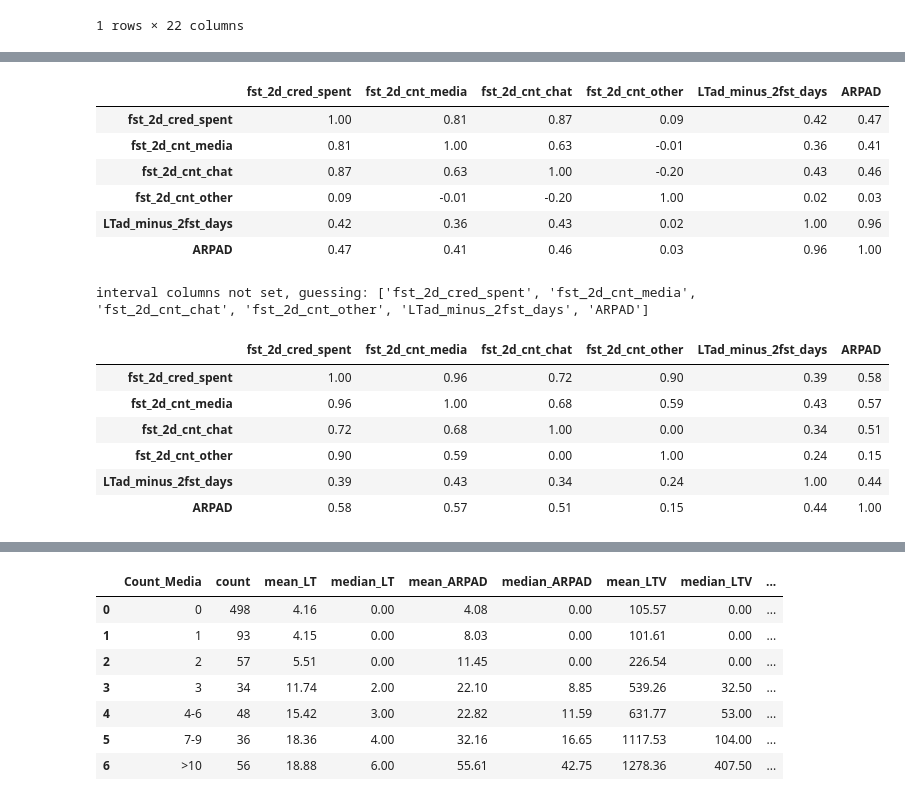
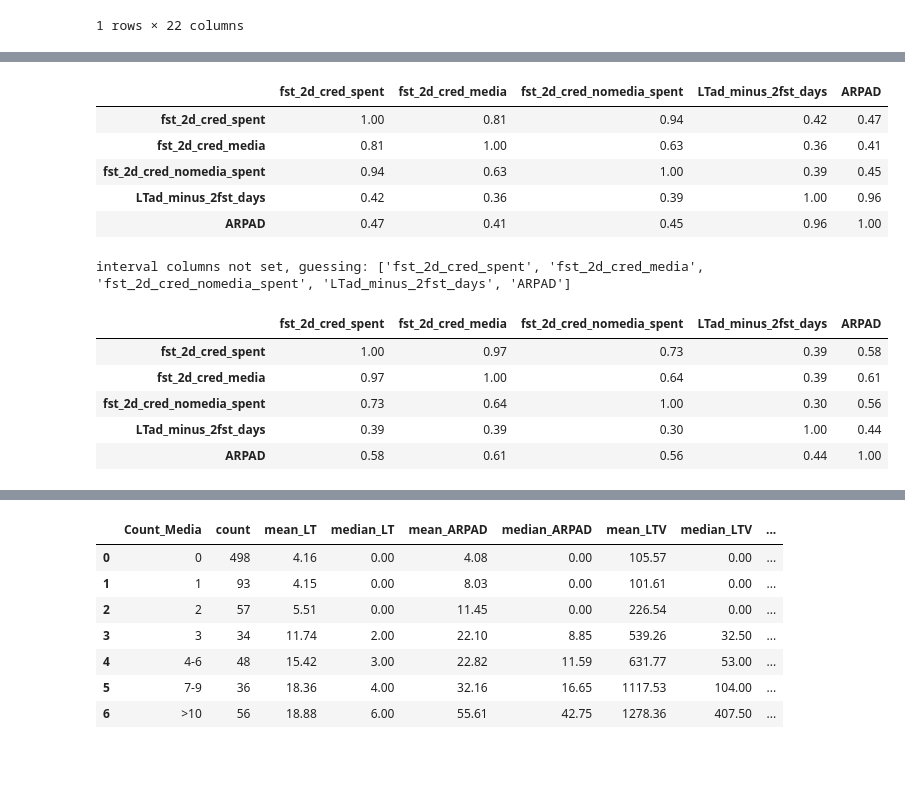
Before and after one commit to Chocopie-DA/db_analysis_sql_sweetylove, a Jupyter notebook: 03_notebooks/EDA.ipynb, the cells around one changed output, grey strips where cells are left out. Saved outputs shown, nothing was run; the diff lists cells and outputs as text; code cells hidden in the pictures; blank space fills up the shorter version.

```diff
--- a/03_notebooks/EDA.ipynb
+++ b/03_notebooks/EDA.ipynb
@@ -1500,9 +1539,11 @@ df_22_to_25_no_whales_paid = df_no_whales_paid[~df_no_whales_paid['user_key'].is
 # агрегування по юзеру та даті
 df_for_corr = df_22_to_25_no_whales_paid.groupby(['user_key', 'date'], as_index=False) \
     .agg(credit_gross=("credit_gross", 'sum'),
-         count_media =('chat_or_media', lambda x: (x == 'media').sum()),
+         count_media =('chat_or_media', lambda x: (x == 'media').sum()), # кіл ть медіа
          count_chat = ('chat_or_media', lambda x: (x == 'chat').sum()),
-         count_other= ('chat_or_media', lambda x: (x == 'other').sum())) \
+         count_other= ('chat_or_media', lambda x: (x == 'other').sum()),
+         credit_non_media=('credit_gross', lambda x: x[df.loc[x.index, 'chat_or_media'] != 'media'].sum()),
+         credit_media=('credit_gross', lambda x: x[df.loc[x.index, 'chat_or_media'] == 'media'].sum())) \
     .sort_values(['user_key', 'date'])
 # %%
 # додавання номеру дня (Активний день)
@@ -1510,9 +1551,13 @@ df_for_corr['num_act_day'] = df_for_corr.groupby('user_key')['date'].cumcount()
 # %%
 # результат за перші 2 дні життя
 f_day_rvn = df_for_corr.query('num_act_day <= 2').groupby('user_key', as_index=False).agg(fst_2d_cred_spent=('credit_gross','sum'),
+                                                                                          fst_2d_cred_media =('credit_media','sum'),
+                                                                                          fst_2d_cred_nomedia_spent=('credit_non_media','sum'),
                                                                                           fst_2d_cnt_media =('count_media', 'sum'),
                                                                                           fst_2d_cnt_chat=('count_chat', 'sum'),
-                                                                                          fst_2d_cnt_other=('count_other', 'sum'))
+                                                                                          fst_2d_cnt_other=('count_other', 'sum'),
+
+                                                                                          )
 # %%
 f_day_rvn = f_day_rvn.merge(df_for_corr.groupby('user_key', as_index=False).agg(LTVad=('credit_gross', 'sum'),
                                                                                 LTad=('num_act_day', 'max')),
@@ -1521,3 +1566,5 @@ f_day_rvn = f_day_rvn.merge(df_for_corr.groupby('user_key', as_index=False).agg(
+# %%
+f_day_rvn['media_share'] = f_day_rvn['fst_2d_cred_media'] / f_day_rvn['fst_2d_cred_spent']
 # %%
 # LTV без перших 2 днів
 f_day_rvn['LTV_ad_minus_2fst_days'] = f_day_rvn['LTVad'] - f_day_rvn['fst_2d_cred_spent']
@@ -1582,23 +1628,21 @@ __________________________________________________________________________
 # %%
 # Спірмен
-f_day_rvn[['fst_2d_cred_spent', 'fst_2d_cnt_media', 'fst_2d_cnt_chat', 'fst_2d_cnt_other', 'LTad_minus_2fst_days', 'ARPAD']].corr(method='spearman')
+f_day_rvn[['fst_2d_cred_spent', 'fst_2d_cred_media', 'fst_2d_cred_nomedia_spent', 'LTad_minus_2fst_days', 'ARPAD']].corr(method='spearman')
 # %% [output]
-|  | fst_2d_cred_spent | fst_2d_cnt_media | fst_2d_cnt_chat | fst_2d_cnt_other | LTad_minus_2fst_days | ARPAD |
-| fst_2d_cred_spent | 1.00 | 0.81 | 0.87 | 0.09 | 0.42 | 0.47 |
-| fst_2d_cnt_media | 0.81 | 1.00 | 0.63 | -0.01 | 0.36 | 0.41 |
-| fst_2d_cnt_chat | 0.87 | 0.63 | 1.00 | -0.20 | 0.43 | 0.46 |
-| fst_2d_cnt_other | 0.09 | -0.01 | -0.20 | 1.00 | 0.02 | 0.03 |
-| LTad_minus_2fst_days | 0.42 | 0.36 | 0.43 | 0.02 | 1.00 | 0.96 |
-| ARPAD | 0.47 | 0.41 | 0.46 | 0.03 | 0.96 | 1.00 |
+|  | fst_2d_cred_spent | fst_2d_cred_media | fst_2d_cred_nomedia_spent | LTad_minus_2fst_days | ARPAD |
+| fst_2d_cred_spent | 1.00 | 0.81 | 0.94 | 0.42 | 0.47 |
+| fst_2d_cred_media | 0.81 | 1.00 | 0.63 | 0.36 | 0.41 |
+| fst_2d_cred_nomedia_spent | 0.94 | 0.63 | 1.00 | 0.39 | 0.45 |
+| LTad_minus_2fst_days | 0.42 | 0.36 | 0.39 | 1.00 | 0.96 |
+| ARPAD | 0.47 | 0.41 | 0.45 | 0.96 | 1.00 |
 # %%
 # Phik
-f_day_rvn[['fst_2d_cred_spent', 'fst_2d_cnt_media', 'fst_2d_cnt_chat', 'fst_2d_cnt_other', 'LTad_minus_2fst_days', 'ARPAD']].phik_matrix()
+f_day_rvn[['fst_2d_cred_spent', 'fst_2d_cred_media', 'fst_2d_cred_nomedia_spent', 'LTad_minus_2fst_days', 'ARPAD']].phik_matrix()
 # %% [output]
-interval columns not set, guessing: ['fst_2d_cred_spent', 'fst_2d_cnt_media', 'fst_2d_cnt_chat', 'fst_2d_cnt_other', 'LTad_minus_2fst_days', 'ARPAD']
+interval columns not set, guessing: ['fst_2d_cred_spent', 'fst_2d_cred_media', 'fst_2d_cred_nomedia_spent', 'LTad_minus_2fst_days', 'ARPAD']
-|  | fst_2d_cred_spent | fst_2d_cnt_media | fst_2d_cnt_chat | fst_2d_cnt_other | LTad_minus_2fst_days | ARPAD |
-| fst_2d_cred_spent | 1.00 | 0.96 | 0.72 | 0.90 | 0.39 | 0.58 |
-| fst_2d_cnt_media | 0.96 | 1.00 | 0.68 | 0.59 | 0.43 | 0.57 |
-| fst_2d_cnt_chat | 0.72 | 0.68 | 1.00 | 0.00 | 0.34 | 0.51 |
-| fst_2d_cnt_other | 0.90 | 0.59 | 0.00 | 1.00 | 0.24 | 0.15 |
-| LTad_minus_2fst_days | 0.39 | 0.43 | 0.34 | 0.24 | 1.00 | 0.44 |
-| ARPAD | 0.58 | 0.57 | 0.51 | 0.15 | 0.44 | 1.00 |
+|  | fst_2d_cred_spent | fst_2d_cred_media | fst_2d_cred_nomedia_spent | LTad_minus_2fst_days | ARPAD |
+| fst_2d_cred_spent | 1.00 | 0.97 | 0.73 | 0.39 | 0.58 |
+| fst_2d_cred_media | 0.97 | 1.00 | 0.64 | 0.39 | 0.61 |
+| fst_2d_cred_nomedia_spent | 0.73 | 0.64 | 1.00 | 0.30 | 0.56 |
+| LTad_minus_2fst_days | 0.39 | 0.39 | 0.30 | 1.00 | 0.44 |
+| ARPAD | 0.58 | 0.61 | 0.56 | 0.44 | 1.00 |
```
Also changed, not shown: parts of 55 cells of this notebook.
